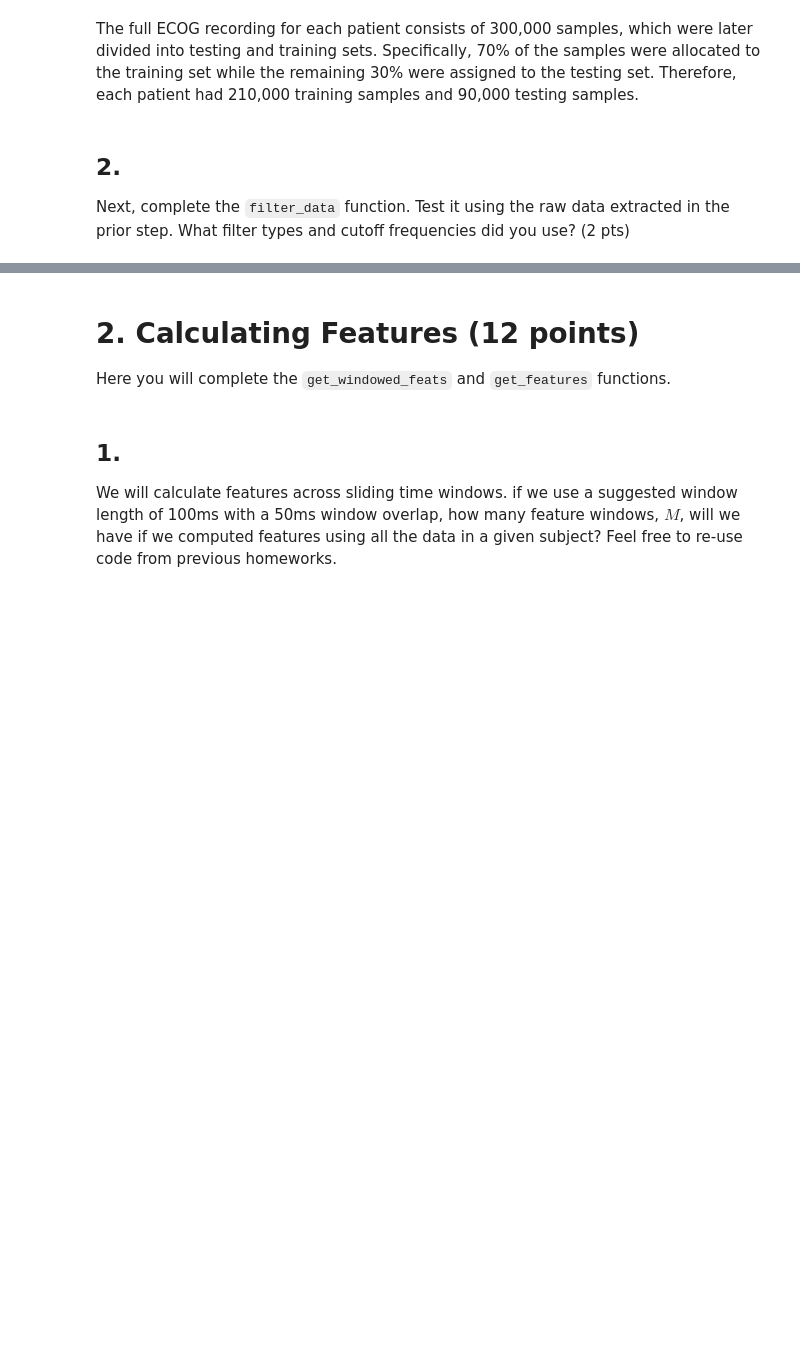
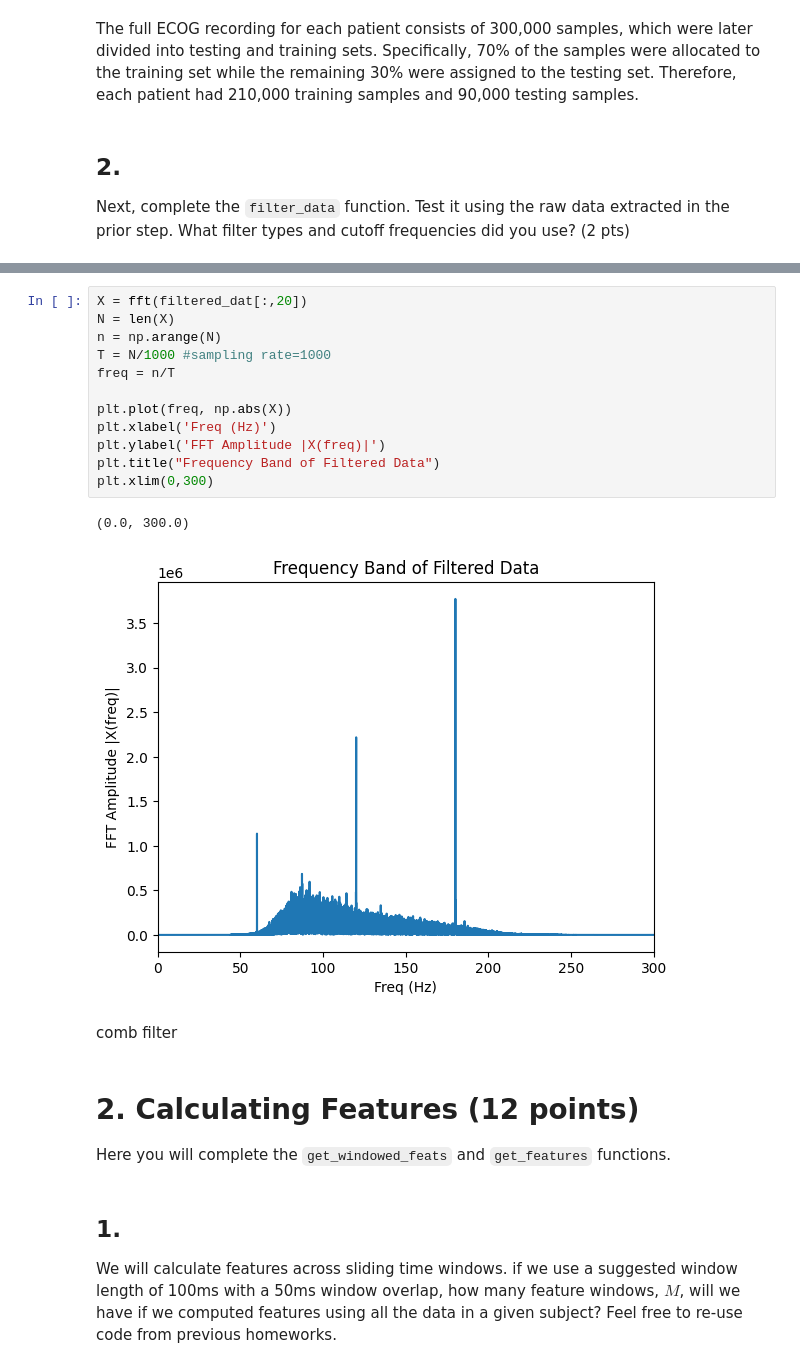
Before and after one commit to rotom303/Final_Project, a Jupyter notebook: AakashJajoo_Final_Project_Part_1.ipynb, the cells around one changed output, grey strips where cells are left out. Drawn from its saved outputs; the diff is of its cells as text; blank space fills up the shorter version.

```diff
--- a/AakashJajoo_Final_Project_Part_1.ipynb
+++ b/AakashJajoo_Final_Project_Part_1.ipynb
@@ -301,3 +340,20 @@ plt.tight_layout();
+# %%
+X = fft(filtered_dat[:,20])
+N = len(X)
+n = np.arange(N)
+T = N/1000 #sampling rate=1000
+freq = n/T
+
+plt.plot(freq, np.abs(X))
+plt.xlabel('Freq (Hz)')
+plt.ylabel('FFT Amplitude |X(freq)|')
+plt.title("Frequency Band of Filtered Data")
+plt.xlim(0,300)
+# %% [output]
+(0.0, 300.0)
+[figure, added]
+# %% [markdown]
+comb filter
 # %% [markdown]
 # 2. Calculating Features (12 points)
 
```
Also changed, not shown: parts of 48 cells of this notebook.
